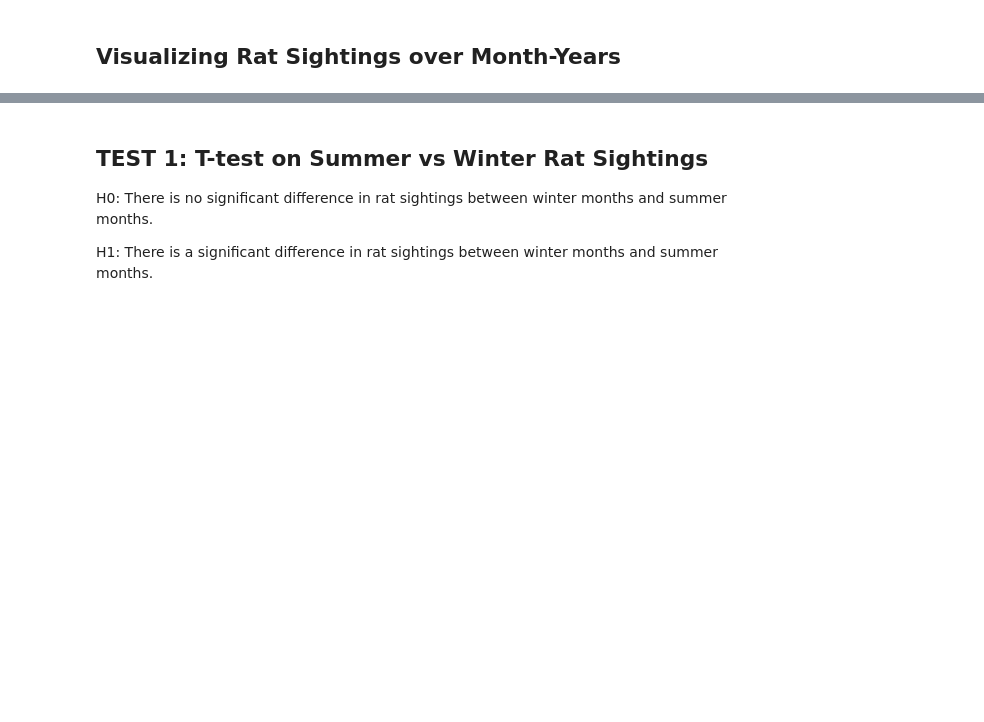
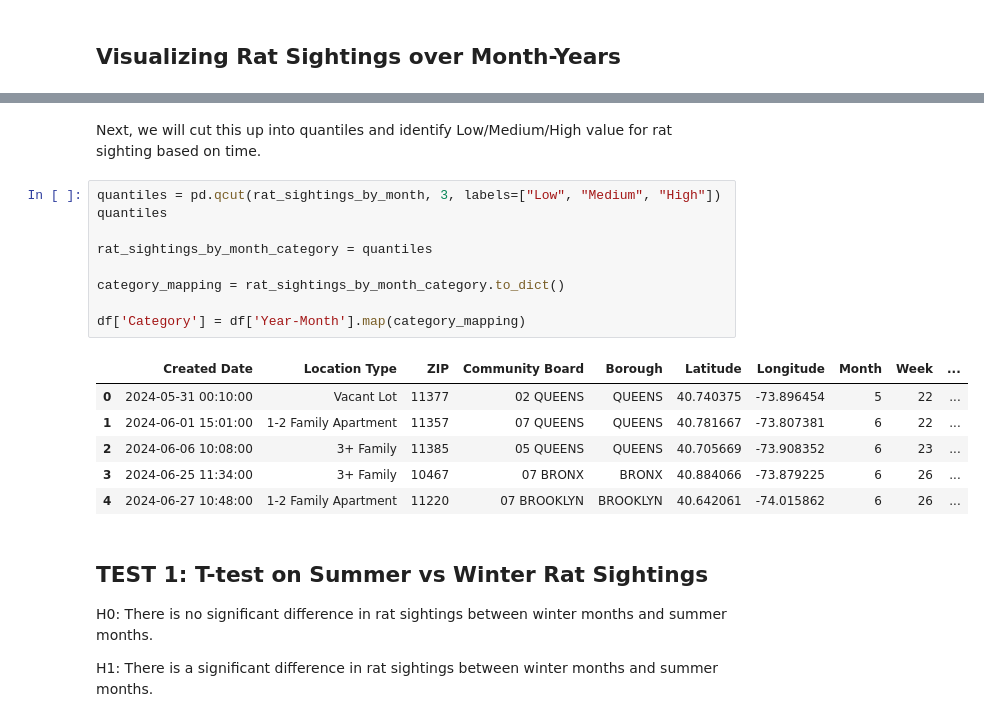
Before and after one commit to trishaa4144/cmsc320-final, a Jupyter notebook: CMSC320_Final.ipynb, the cells around one changed output, grey strips where cells are left out. Cells and saved outputs as stored; diff of their text form; blank space fills up the shorter version.

```diff
--- a/CMSC320_Final.ipynb
+++ b/CMSC320_Final.ipynb
@@ -258,3 +273,21 @@ plt.show()
+# %% [markdown]
+Next, we will cut this up into quantiles and identify Low/Medium/High value for rat sighting based on time.
+# %%
+quantiles = pd.qcut(rat_sightings_by_month, 3, labels=["Low", "Medium", "High"])
+quantiles
+
+rat_sightings_by_month_category = quantiles
+
+category_mapping = rat_sightings_by_month_category.to_dict()
+
+df['Category'] = df['Year-Month'].map(category_mapping)
+# %% [output]
+|  | Created Date | Location Type | ZIP | Community Board | Borough | Latitude | Longitude | Month | Week | ... |
+| 0 | 2024-05-31 00:10:00 | Vacant Lot | 11377 | 02 QUEENS | QUEENS | 40.740375 | -73.896454 | 5 | 22 | ... |
+| 1 | 2024-06-01 15:01:00 | 1-2 Family Apartment | 11357 | 07 QUEENS | QUEENS | 40.781667 | -73.807381 | 6 | 22 | ... |
+| 2 | 2024-06-06 10:08:00 | 3+ Family | 11385 | 05 QUEENS | QUEENS | 40.705669 | -73.908352 | 6 | 23 | ... |
+| 3 | 2024-06-25 11:34:00 | 3+ Family | 10467 | 07 BRONX | BRONX | 40.884066 | -73.879225 | 6 | 26 | ... |
+| 4 | 2024-06-27 10:48:00 | 1-2 Family Apartment | 11220 | 07 BROOKLYN | BROOKLYN | 40.642061 | -74.015862 | 6 | 26 | ... |
 # %% [markdown]
 ## **TEST 1:** T-test on Summer vs Winter Rat Sightings
 
```
Also changed, not shown: parts of 3 cells of this notebook.
